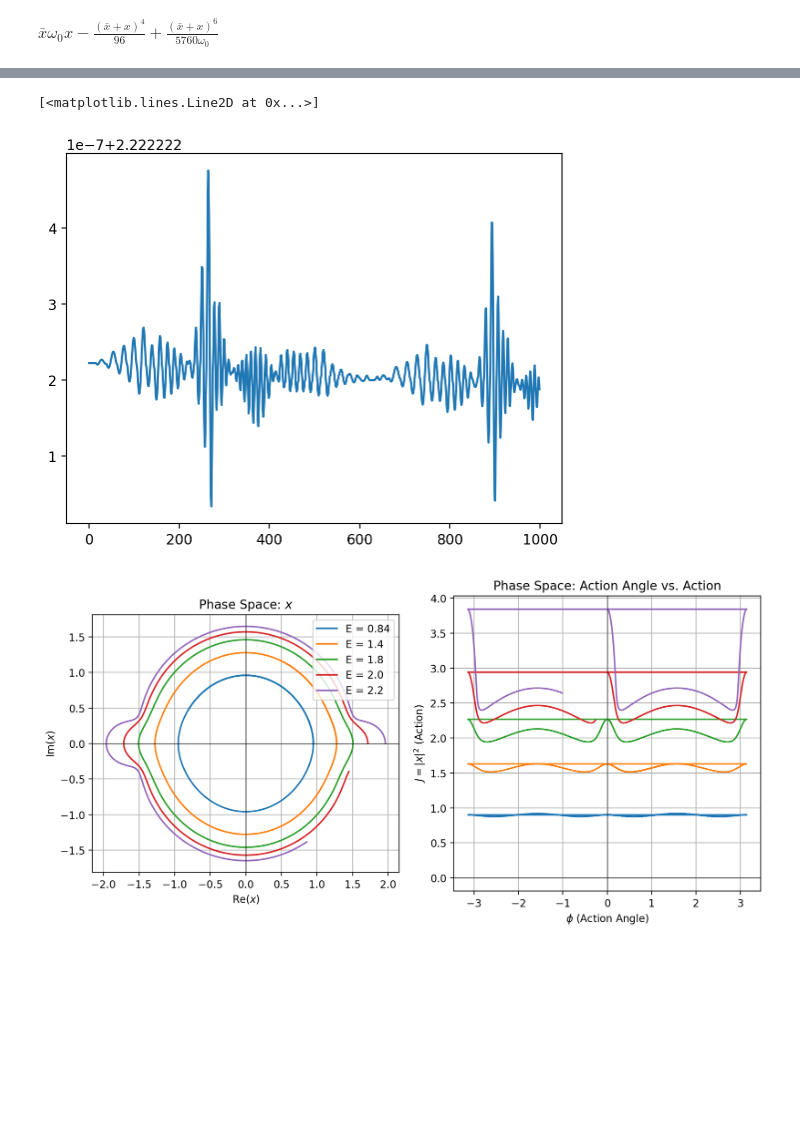
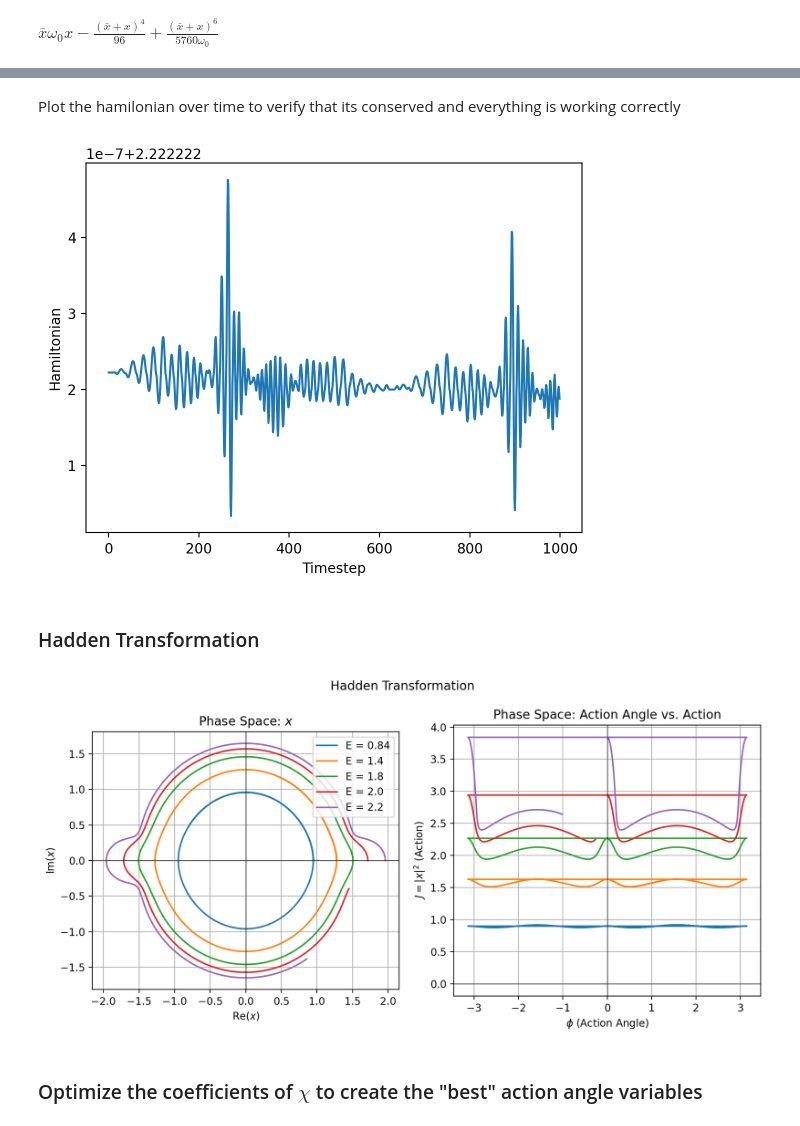
Before and after one commit to kavidey/action-angle-discovery, a Jupyter notebook: sympy example.ipynb, the cells around one changed output, grey strips where cells are left out. Drawn from its saved outputs; the diff is of its cells as text; code cells hidden in the pictures; blank space fills up the shorter version.

```diff
--- a/sympy example.ipynb
+++ b/sympy example.ipynb
@@ -64,6 +72,3 @@ xp_bar = lie_transformation(x_bar, -chi, lie_order)
 
 xp_f = lambdify([x, x_bar, omega_0], xp)
 xp_bar_f = lambdify([x, x_bar, omega_0], xp_bar)
-# %%
-z = np.linspace(0, 5, 1000)
-plt.plot(z, h_f(z + 0j, 0 + 0j, 1).real)
@@ -138,8 +144,14 @@ plt.show()
+# %% [markdown]
+Plot the hamilonian over time to verify that its conserved and everything is working correctly
 # %%
 plt.plot(h_f(x_sol, x_bar_sol, omega_0_val))
+plt.xlabel("Timestep")
+plt.ylabel("Hamiltonian")
+plt.show()
 # %% [output]
-[<matplotlib.lines.Line2D at 0x...>]
-[figure, old version]
+[figure, new version]
+# %% [markdown]
+### Hadden Transformation
 # %%
 fig, axes = plt.subplots(1, 2, figsize=(10, 5))
 
@@ -160,34 +172,38 @@ for i in range(len(energy_levels)):
 
     # Compute action variable J and action angle phi
     J_sol = np.abs(xp_sol) ** 2
     phi_sol = np.angle(xp_sol)
 
     # Plot phase space for x
     axes[0].plot(xp_sol.real, xp_sol.imag, label=f"E = {h_f(x_sol[0], x_bar_sol[0], omega_0_val).real:.2}")
 
     # Plot action angle space
     axes[1].plot(phi_sol, J_sol)
 
 axes[0].legend(loc="upper right")
 axes[0].set_xlabel(r'Re$(x)$')
 axes[0].set_ylabel(r'Im$(x)$')
 axes[0].set_title(r'Phase Space: $x$')
 axes[0].axhline(0, color='black', linewidth=0.5)
 axes[0].axvline(0, color='black', linewidth=0.5)
 axes[0].grid()
 axes[0].set_aspect('equal')
 
 axes[1].set_xlabel(r'$\phi$ (Action Angle)')
 axes[1].set_ylabel(r'$J = |x|^2$ (Action)')
 axes[1].set_title('Phase Space: Action Angle vs. Action')
 axes[1].axhline(0, color='black', linewidth=0.5)
 axes[1].axvline(0, color='black', linewidth=0.5)
 axes[1].grid()
 
+plt.suptitle("Hadden Transformation")
+
 plt.tight_layout()
 plt.show()
 # %% [output]
-[figure, old version]
+[figure, new version]
+# %% [markdown]
+### Optimize the coefficients of $\chi$ to create the "best" action angle variables
 # %%
 import scipy.optimize
 # %%
```
Also changed, not shown: parts of 13 cells of this notebook.
